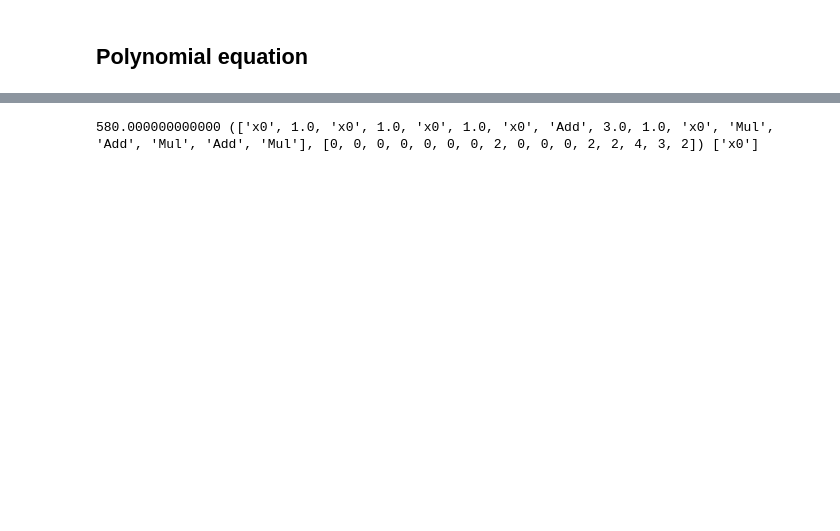
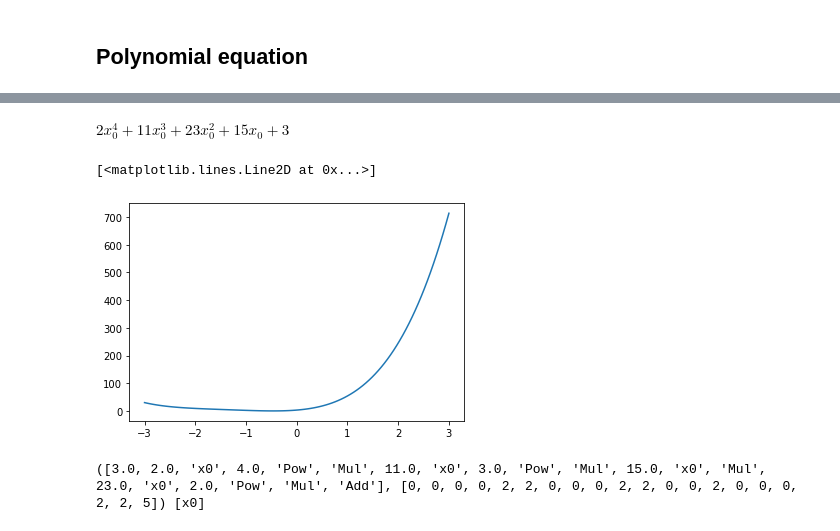
Before and after one commit to SchattenGenie/RoboScientist, a Jupyter notebook: examples/data_generation/generating_and_vizualizing_equations.ipynb, the cells around one changed output, grey strips where cells are left out. Drawn from its saved outputs; the diff is of its cells as text; code cells hidden in the pictures; blank space fills up the shorter version.

```diff
--- a/examples/data_generation/generating_and_vizualizing_equations.ipynb
+++ b/examples/data_generation/generating_and_vizualizing_equations.ipynb
@@ -24,4 +28,16 @@ Mul(Symbol('x0'), Add(Mul(Float('1.0', precision=53), Symbol('x0'), Add(Symbol('
+# %%
+equation.expr
+# %% [output]
+$\displaystyle 2 x_{0}^{4} + 11 x_{0}^{3} + 23 x_{0}^{2} + 15 x_{0} + 3$
+# %%
+X = np.linspace(-3, 3, 100).reshape(-1, 1)
+y = equation(X)
+# %%
+plt.plot(X.reshape(-1, 1), y)
+# %% [output]
+[<matplotlib.lines.Line2D at 0x...>]
+[figure, added]
 # %%
-print(equation.func(x0=4), equation.postfix, equation.variables)
+print(equation.postfix, equation.variables)
 # %% [output]
-580.000000000000 (['x0', 1.0, 'x0', 1.0, 'x0', 1.0, 'x0', 'Add', 3.0, 1.0, 'x0', 'Mul', 'Add', 'Mul', 'Add', 'Mul'], [0, 0, 0, 0, 0, 0, 0, 2, 0, 0, 0, 2, 2, 4, 3, 2]) ['x0']
+([3.0, 2.0, 'x0', 4.0, 'Pow', 'Mul', 11.0, 'x0', 3.0, 'Pow', 'Mul', 15.0, 'x0', 'Mul', 23.0, 'x0', 2.0, 'Pow', 'Mul', 'Add'], [0, 0, 0, 0, 2, 2, 0, 0, 0, 2, 2, 0, 0, 2, 0, 0, 0, 2, 2, 5]) [x0]
```
Also changed, not shown: parts of 46 cells of this notebook, 1 other file.
